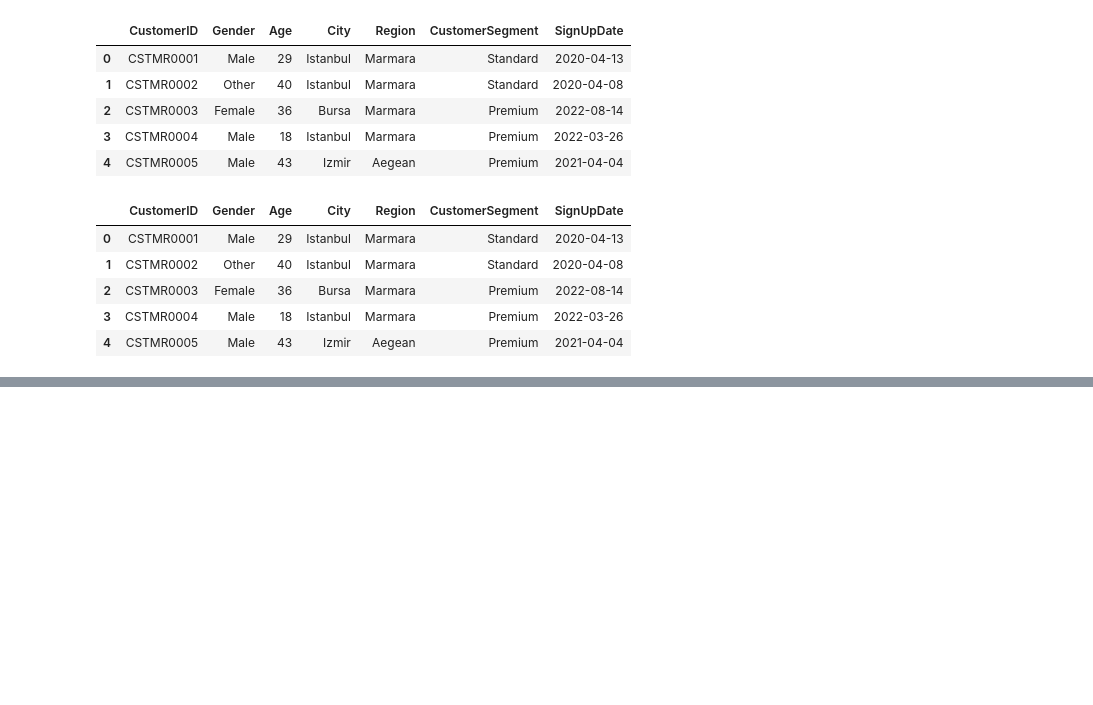
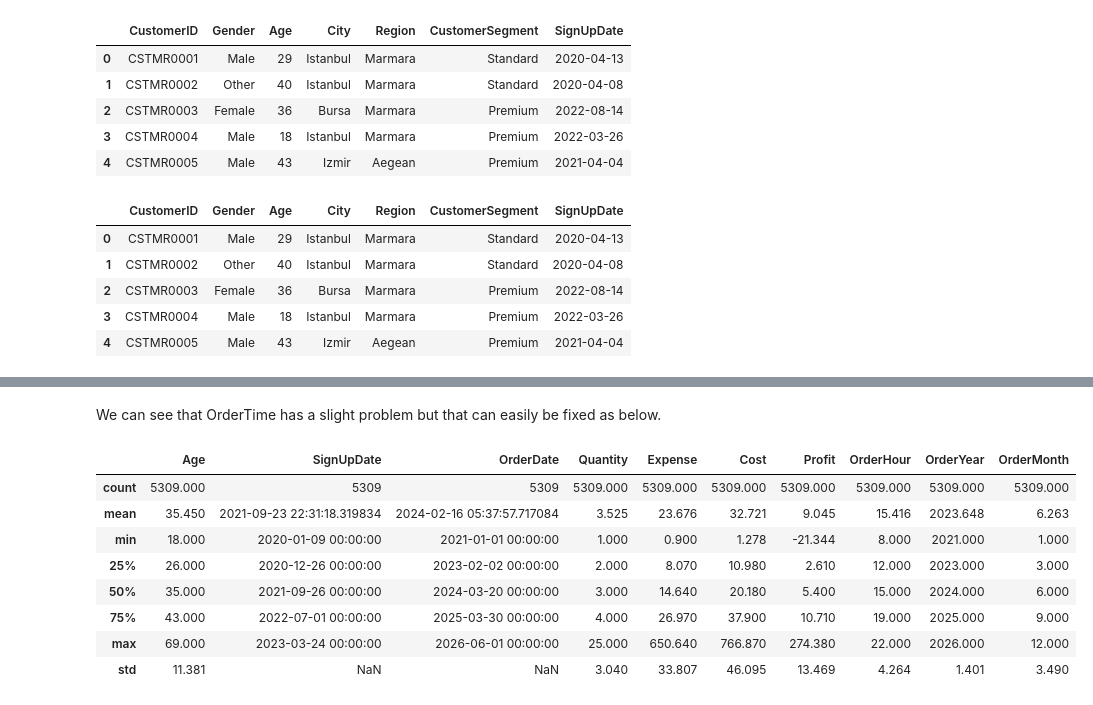
Before and after one commit to geff-ghost/notebooks, a Jupyter notebook: retail_data/MixedKnowledge.ipynb, the cells around one changed output, grey strips where cells are left out. Drawn from its saved outputs; the diff is of its cells as text; code cells hidden in the pictures; blank space fills up the shorter version.

```diff
--- a/retail_data/MixedKnowledge.ipynb
+++ b/retail_data/MixedKnowledge.ipynb
@@ -1359,0 +1330,25 @@ standard_customers.head()
+# %%
+## Setting datatime for the columns
+
+# VIP Customers
+vip_customers['SignUpDate'] = pd.to_datetime(vip_customers['SignUpDate'], errors='coerce')
+vip_customers['OrderDate'] = pd.to_datetime(vip_customers['OrderDate'], errors='coerce')
+vip_customers['OrderHour'] = pd.to_datetime(vip_customers['OrderTime'], format='%H:%M:%S').dt.hour
+
+# Categories into Time of Day segments
+bins = [0, 6, 12, 17, 21, 24]
+labels = ['Late Night', 'Morning', 'Afternoon', 'Evening', 'Night']
+vip_customers['TimeOfDay'] = pd.cut(
+    vip_customers['OrderHour'],
+    bins=bins,
+    labels=labels,
+    right=False,
+    ordered=False
+)
+
+# Order Dates and Time
+vip_customers['OrderYear'] = vip_customers['OrderDate'].dt.year
+vip_customers['OrderMonth'] = vip_customers['OrderDate'].dt.month
+vip_customers['OrderDay'] = vip_customers['OrderDate'].dt.day_name()
+# %% [markdown]
+We can see that OrderTime has a slight problem but that can easily be fixed as below.
@@ -1359,0 +1358,12 @@ standard_customers.head()
+# %%
+vip_customers.describe().round(3)
+# %% [output]
+|  | Age | SignUpDate | OrderDate | Quantity | Expense | Cost | Profit | OrderHour | OrderYear | OrderMonth |
+| count | 5309.000 | 5309 | 5309 | 5309.000 | 5309.000 | 5309.000 | 5309.000 | 5309.000 | 5309.000 | 5309.000 |
+| mean | 35.450 | 2021-09-23 22:31:18.319834 | 2024-02-16 05:37:57.717084 | 3.525 | 23.676 | 32.721 | 9.045 | 15.416 | 2023.648 | 6.263 |
+| min | 18.000 | 2020-01-09 00:00:00 | 2021-01-01 00:00:00 | 1.000 | 0.900 | 1.278 | -21.344 | 8.000 | 2021.000 | 1.000 |
+| 25% | 26.000 | 2020-12-26 00:00:00 | 2023-02-02 00:00:00 | 2.000 | 8.070 | 10.980 | 2.610 | 12.000 | 2023.000 | 3.000 |
+| 50% | 35.000 | 2021-09-26 00:00:00 | 2024-03-20 00:00:00 | 3.000 | 14.640 | 20.180 | 5.400 | 15.000 | 2024.000 | 6.000 |
+| 75% | 43.000 | 2022-07-01 00:00:00 | 2025-03-30 00:00:00 | 4.000 | 26.970 | 37.900 | 10.710 | 19.000 | 2025.000 | 9.000 |
+| max | 69.000 | 2023-03-24 00:00:00 | 2026-06-01 00:00:00 | 25.000 | 650.640 | 766.870 | 274.380 | 22.000 | 2026.000 | 12.000 |
+| std | 11.381 | NaN | NaN | 3.040 | 33.807 | 46.095 | 13.469 | 4.264 | 1.401 | 3.490 |
```
Also changed, not shown: parts of 18 cells of this notebook.
